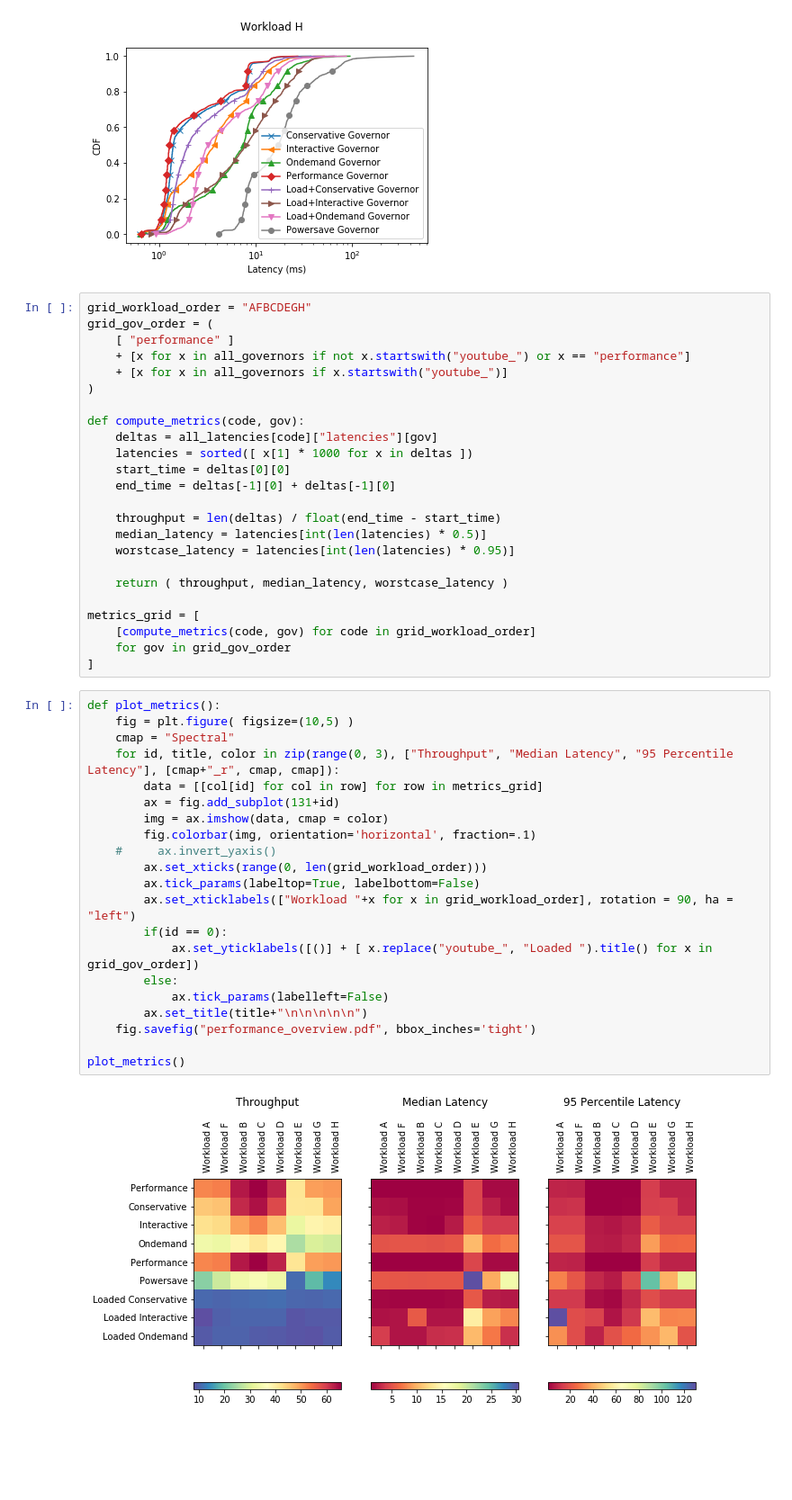
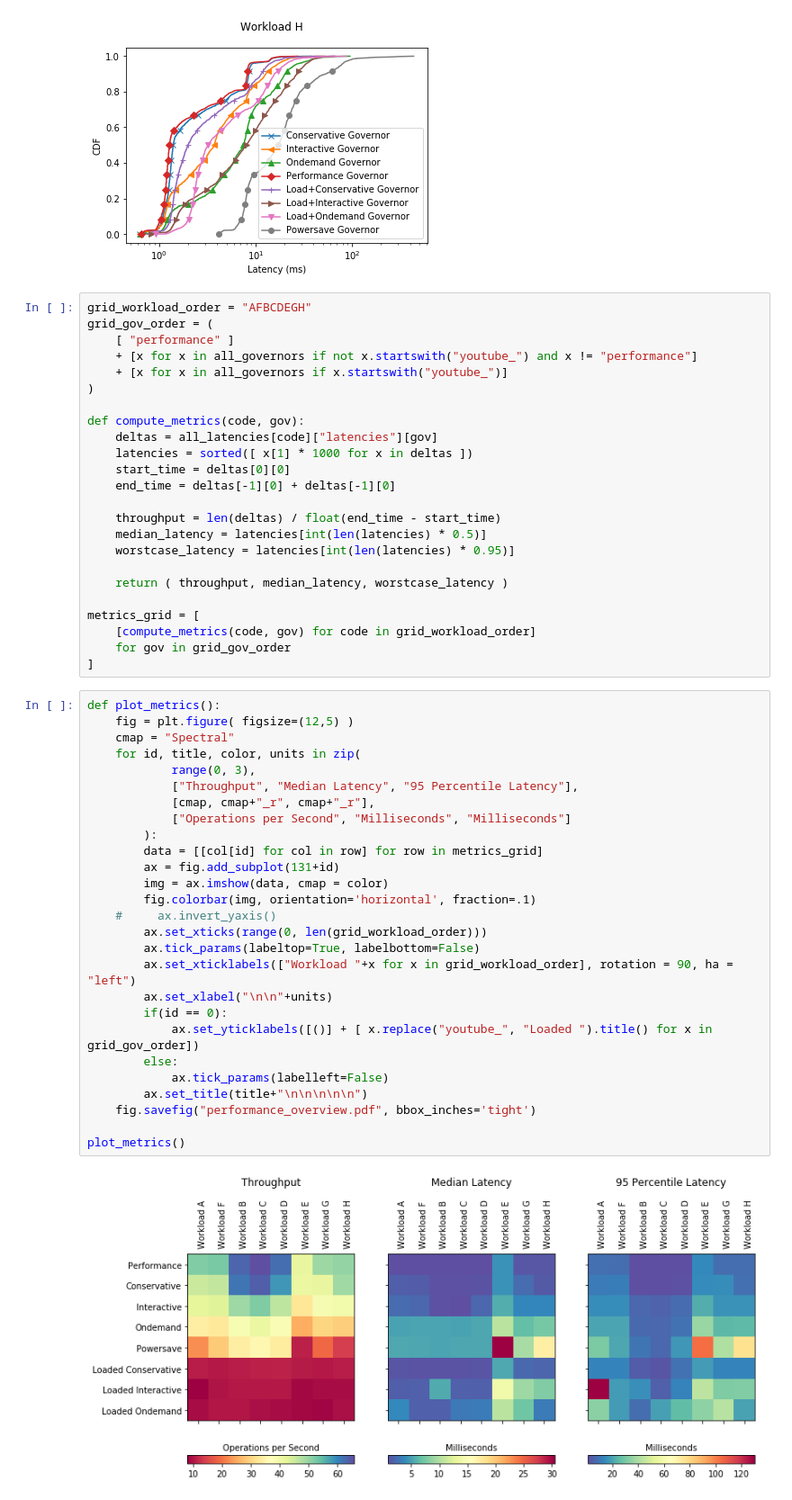
Before and after one commit to UBOdin/PocketBench, a Jupyter notebook: notebooks/Governor Timelines.ipynb, the cells around one changed output. Shown at 90% size. Cells and saved outputs as stored; diff of their text form; blank space fills up the shorter version.

Commit message:
Overview graph

```diff
--- a/notebooks/Governor Timelines.ipynb
+++ b/notebooks/Governor Timelines.ipynb
@@ -300,7 +300,7 @@ workload_h_time_log_hist.pdf
 grid_workload_order = "AFBCDEGH"
 grid_gov_order = (
     [ "performance" ]
-    + [x for x in all_governors if not x.startswith("youtube_") or x == "performance"]
+    + [x for x in all_governors if not x.startswith("youtube_") and x != "performance"]
     + [x for x in all_governors if x.startswith("youtube_")]
 )
 
@@ -322,24 +322,30 @@ metrics_grid = [
 ]
 # %%
 def plot_metrics():
-    fig = plt.figure( figsize=(10,5) )
+    fig = plt.figure( figsize=(12,5) )
     cmap = "Spectral"
-    for id, title, color in zip(range(0, 3), ["Throughput", "Median Latency", "95 Percentile Latency"], [cmap+"_r", cmap, cmap]):
+    for id, title, color, units in zip(
+            range(0, 3),
+            ["Throughput", "Median Latency", "95 Percentile Latency"],
+            [cmap, cmap+"_r", cmap+"_r"],
+            ["Operations per Second", "Milliseconds", "Milliseconds"]
+        ):
         data = [[col[id] for col in row] for row in metrics_grid]
         ax = fig.add_subplot(131+id)
         img = ax.imshow(data, cmap = color)
         fig.colorbar(img, orientation='horizontal', fraction=.1)
     #     ax.invert_yaxis()
         ax.set_xticks(range(0, len(grid_workload_order)))
         ax.tick_params(labeltop=True, labelbottom=False)
         ax.set_xticklabels(["Workload "+x for x in grid_workload_order], rotation = 90, ha = "left")
+        ax.set_xlabel("\n\n"+units)
         if(id == 0):
             ax.set_yticklabels([()] + [ x.replace("youtube_", "Loaded ").title() for x in grid_gov_order])
         else:
             ax.tick_params(labelleft=False)
         ax.set_title(title+"\n\n\n\n\n")
     fig.savefig("performance_overview.pdf", bbox_inches='tight')
 
 plot_metrics()
 # %% [output]
-[figure, old version]
+[figure, new version]
```
